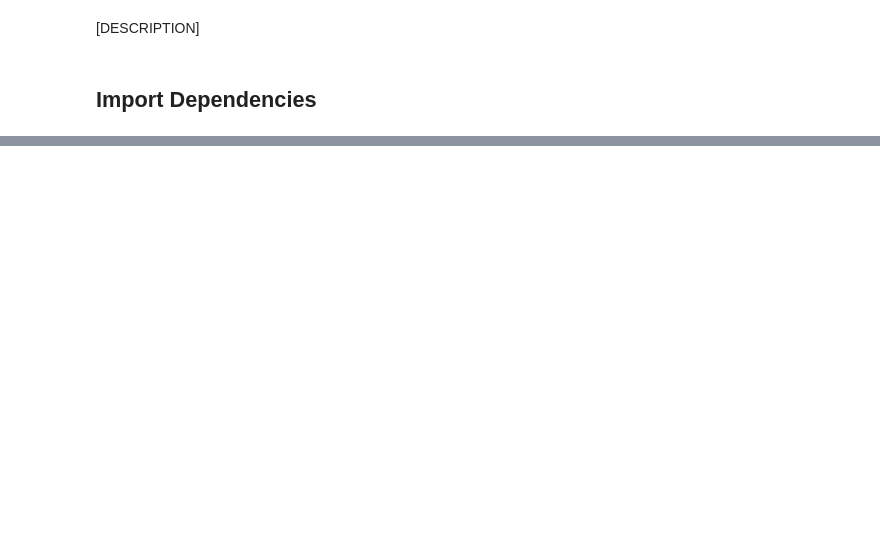
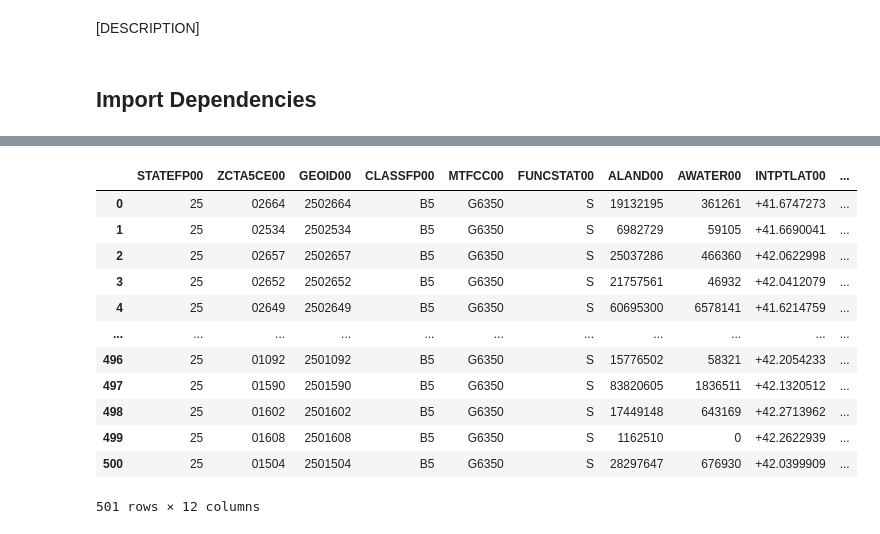
Before and after one commit to jcheng02/uep239-final-project, a Jupyter notebook: jcheng02_uep239_final_project.ipynb, the cells around one changed output, grey strips where cells are left out. Saved outputs shown, nothing was run; the diff lists cells and outputs as text; code cells hidden in the pictures; blank space fills up the shorter version.

```diff
--- a/jcheng02_uep239_final_project.ipynb
+++ b/jcheng02_uep239_final_project.ipynb
@@ -34,0 +60,17 @@ from rasterstats import zonal_stats
+# %%
+ma_zcta = gpd.read_file("./data/tl_2010_25_zcta500/tl_2010_25_zcta500.shp")
+ma_zcta
+# %% [output]
+|  | STATEFP00 | ZCTA5CE00 | GEOID00 | CLASSFP00 | MTFCC00 | FUNCSTAT00 | ALAND00 | AWATER00 | INTPTLAT00 | ... |
+| 0 | 25 | 02664 | 2502664 | B5 | G6350 | S | 19132195 | 361261 | +41.6747273 | ... |
+| 1 | 25 | 02534 | 2502534 | B5 | G6350 | S | 6982729 | 59105 | +41.6690041 | ... |
+| 2 | 25 | 02657 | 2502657 | B5 | G6350 | S | 25037286 | 466360 | +42.0622998 | ... |
+| 3 | 25 | 02652 | 2502652 | B5 | G6350 | S | 21757561 | 46932 | +42.0412079 | ... |
+| 4 | 25 | 02649 | 2502649 | B5 | G6350 | S | 60695300 | 6578141 | +41.6214759 | ... |
+| ... | ... | ... | ... | ... | ... | ... | ... | ... | ... | ... |
+| 496 | 25 | 01092 | 2501092 | B5 | G6350 | S | 15776502 | 58321 | +42.2054233 | ... |
+| 497 | 25 | 01590 | 2501590 | B5 | G6350 | S | 83820605 | 1836511 | +42.1320512 | ... |
+| 498 | 25 | 01602 | 2501602 | B5 | G6350 | S | 17449148 | 643169 | +42.2713962 | ... |
+| 499 | 25 | 01608 | 2501608 | B5 | G6350 | S | 1162510 | 0 | +42.2622939 | ... |
+| 500 | 25 | 01504 | 2501504 | B5 | G6350 | S | 28297647 | 676930 | +42.0399909 | ... |
+501 rows × 12 columns
```
Also changed, not shown: parts of 6 cells of this notebook, 20 other files.
